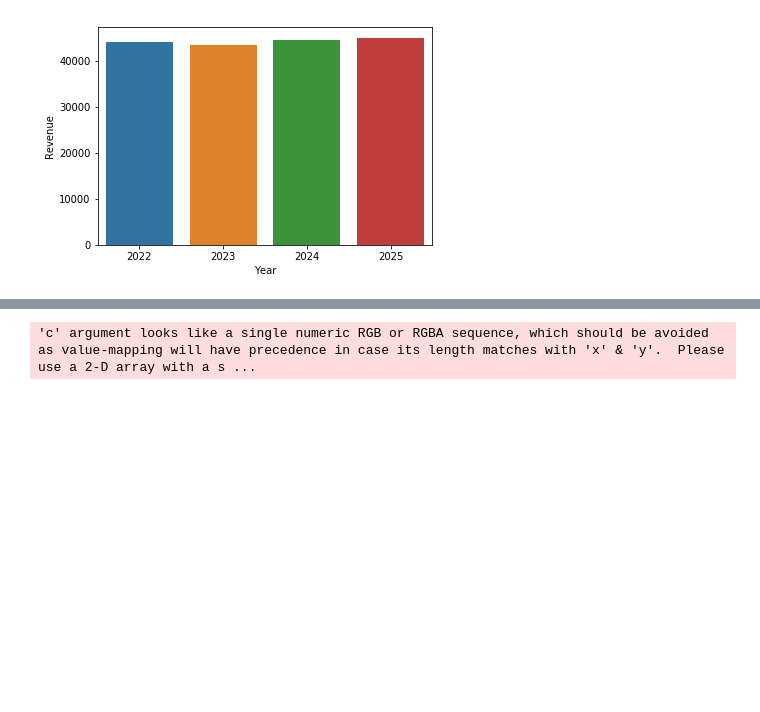
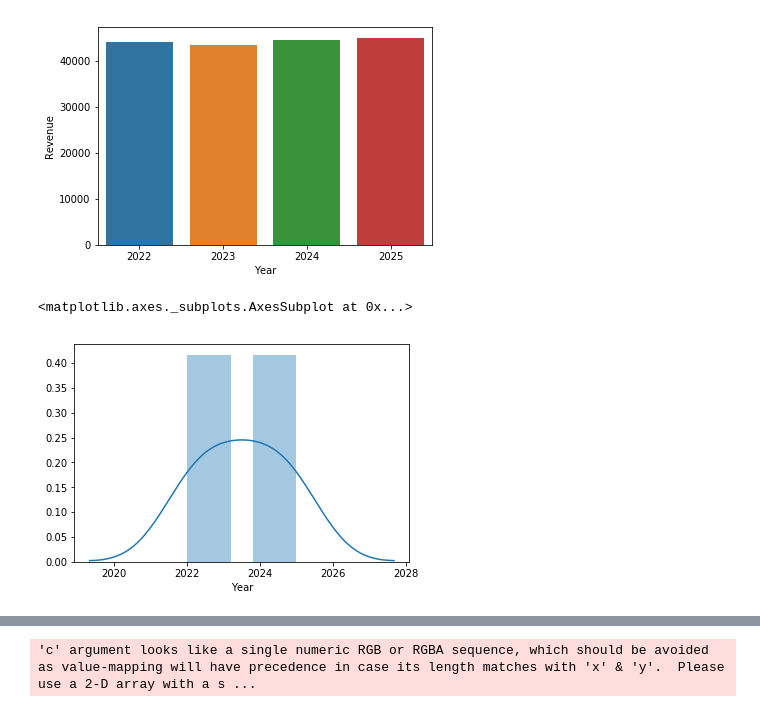
Before and after one commit to Ghoniem-Ghoniem/DataAnalysis, a Jupyter notebook: 04-Budget Data Visualization.ipynb, the cells around one changed output, grey strips where cells are left out. Saved outputs shown, nothing was run; the diff lists cells and outputs as text; code cells hidden in the pictures; blank space fills up the shorter version.

```diff
--- a/04-Budget Data Visualization.ipynb
+++ b/04-Budget Data Visualization.ipynb
@@ -4,7 +4,8 @@ import matplotlib.pyplot as plt
 import seaborn as sb
 
 import pandas as pd
-df = pd.read_excel("Budget.xlsx",'01-Budget')
+OriginalDF = pd.read_excel("Budget.xlsx",'01-Budget')
+
 df = df[["Year","Revenue"]].head(36)
 df
 # %% [output]
@@ -90,3 +91,9 @@ sb.barplot(X,Y)
 # %% [output]
 <matplotlib.axes._subplots.AxesSubplot at 0x...>
 [figure]
+# %%
+#Seaborn data visualization
+sb.distplot(X,kde=True,bins=5)
+# %% [output]
+<matplotlib.axes._subplots.AxesSubplot at 0x...>
+[figure, added]
```
Also changed, not shown: parts of 4 cells of this notebook.
